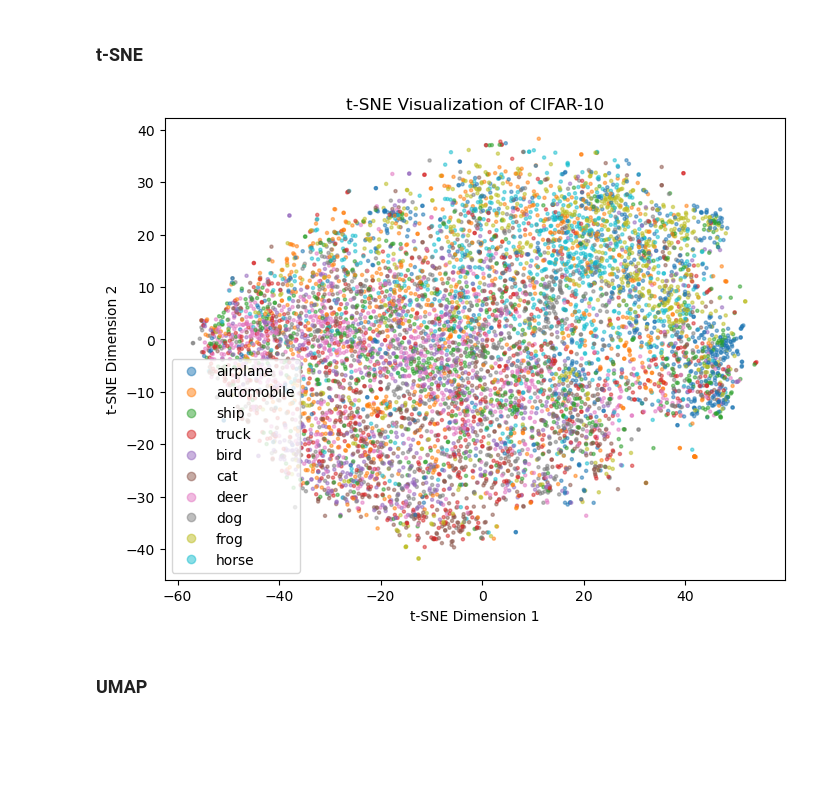
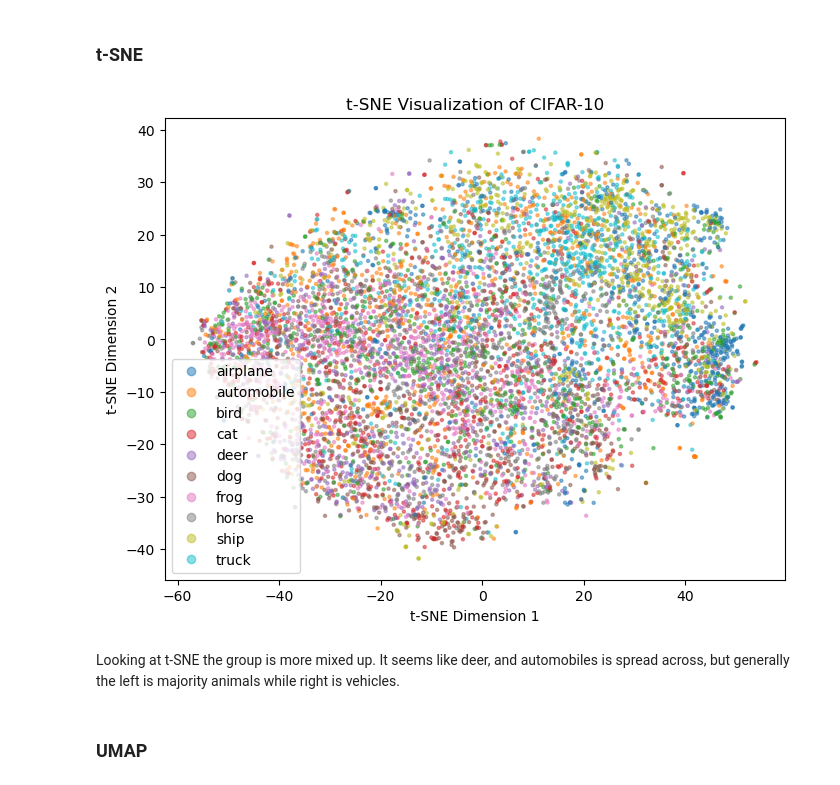
Before and after one commit to DataScienceAndEngineering/dse210s26-hw5p5-manifold-learning-kchen-ccny, a Jupyter notebook: Manifold_Learning.ipynb, the cells around one changed output. Drawn from its saved outputs; the diff is of its cells as text; code cells hidden in the pictures; blank space fills up the shorter version.

Commit message:
Fixing class_name orders and added short descriptions.

```diff
--- a/Manifold_Learning.ipynb
+++ b/Manifold_Learning.ipynb
@@ -60,8 +60,8 @@ y_subset = y_train.flatten()[:N]
 # %%
 # Setting up the class labels for the dataset
 class_names = [
-    "airplane", "automobile", "ship", "truck", "bird", "cat", "deer",
-    "dog", "frog", "horse"
+    "airplane", "automobile", "bird", "cat", "deer",
+    "dog", "frog", "horse", "ship", "truck"
 ]
 # %% [markdown]
 ### PCA
@@ -72,13 +72,12 @@ X_pca = pca.fit_transform(X_subset)
 
 plt.figure(figsize=(8, 6))
 
-plot_PCA = plt.scatter(X_pca[:, 0], X_pca[:, 1], c=y_subset, s=5, alpha=0.5)
+plot_PCA = plt.scatter(X_pca[:, 0], X_pca[:, 1], c=y_subset, cmap='tab10', s=5, alpha=0.5)
 
 plt.legend(handles=plot_PCA.legend_elements()[0], labels=class_names)
 plt.xlabel("Principal Component 1")
 plt.ylabel("Principal Component 2")
 plt.title("PCA Visualization of CIFAR-10")
-plt.rcParams["image.cmap"] = "tab10"
 
 plt.show()
 # %% [output]
@@ -93,13 +94,12 @@ X_lda = lda.fit_transform(X_subset, y_subset)
 
 plt.figure(figsize=(8,6))
 
-plot_LDA = plt.scatter(X_lda[:, 0], X_lda[:, 1], c=y_subset, s=5, alpha=0.5)
+plot_LDA = plt.scatter(X_lda[:, 0], X_lda[:, 1], c=y_subset, cmap='tab10', s=5, alpha=0.5)
 
 plt.xlabel("Linear Discriminant 1")
 plt.ylabel("Linear Discriminant 2")
 plt.title("LDA Visualization of CIFAR-10")
 plt.legend(handles=plot_LDA.legend_elements()[0], labels=class_names)
-plt.rcParams["image.cmap"] = "tab10"
 
 plt.show()
 # %% [output]
@@ -109,20 +111,21 @@ plt.show()
 # %%
 tsne = TSNE(n_components=2, perplexity=30, random_state=42, max_iter=1000)
 X_tsne = tsne.fit_transform(X_subset)  # No y needed — unsupervised like PCA
 
 plt.figure(figsize=(8, 6))
 
-plot_TSNE = plt.scatter(X_tsne[:, 0], X_tsne[:, 1], c=y_subset, s=5, alpha=0.5)
+plot_TSNE = plt.scatter(X_tsne[:, 0], X_tsne[:, 1], c=y_subset, cmap='tab10', s=5, alpha=0.5)
 
 plt.xlabel("t-SNE Dimension 1")
 plt.ylabel("t-SNE Dimension 2")
 plt.title("t-SNE Visualization of CIFAR-10")
-plt.legend(handles=plot_LDA.legend_elements()[0], labels=class_names)
-plt.rcParams["image.cmap"] = "tab10"
+plt.legend(handles=plot_TSNE.legend_elements()[0], labels=class_names)
 
 plt.show()
 # %% [output]
-[figure, old version]
+[figure, new version]
+# %% [markdown]
+Looking at t-SNE the group is more mixed up. It seems like deer, and automobiles is spread across, but generally the left is majority animals while right is vehicles.
 # %% [markdown]
 ### UMAP
 # %%
```
Also changed, not shown: parts of 7 cells of this notebook.
